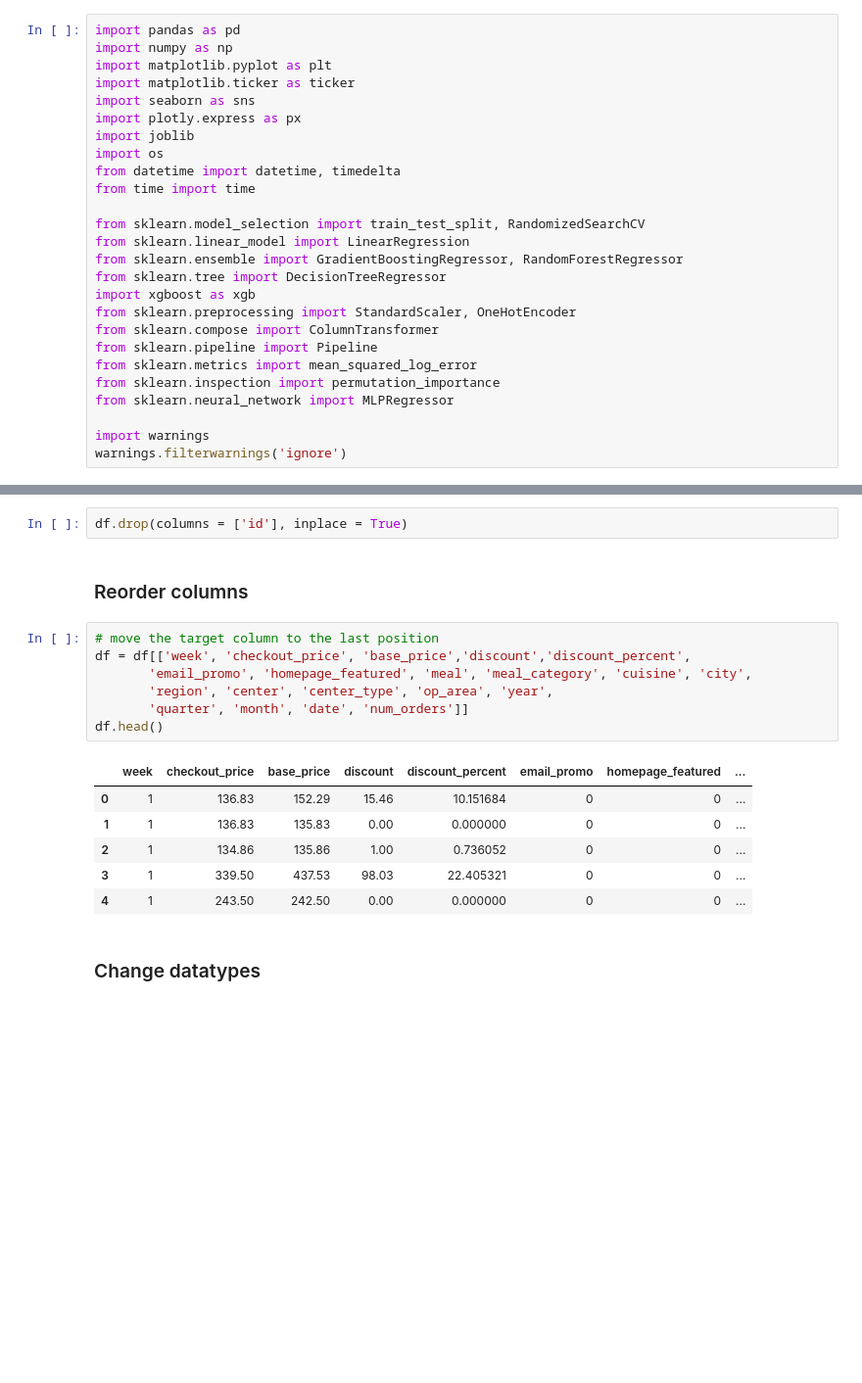
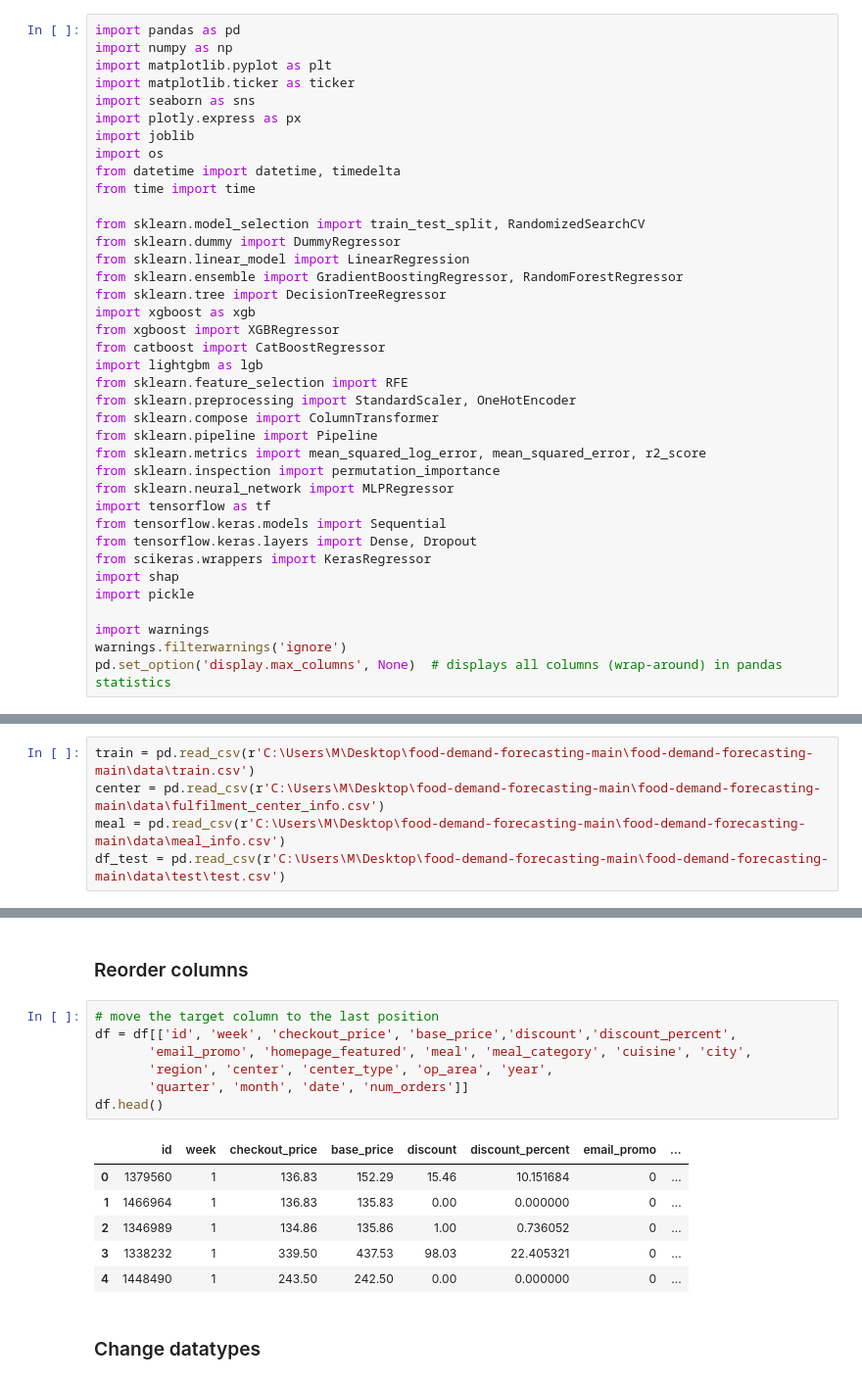
Before and after one commit to tildahh/food-demand-forecasting, a Jupyter notebook: food_demand_forecasting.ipynb, the cells around one changed output, grey strips where cells are left out. Shown at 98% size. Cells and saved outputs as stored; diff of their text form; blank space fills up the shorter version.

```diff
--- a/food_demand_forecasting.ipynb
+++ b/food_demand_forecasting.ipynb
@@ -32,16 +44,28 @@ from datetime import datetime, timedelta
 from time import time
 
 from sklearn.model_selection import train_test_split, RandomizedSearchCV
+from sklearn.dummy import DummyRegressor
 from sklearn.linear_model import LinearRegression
 from sklearn.ensemble import GradientBoostingRegressor, RandomForestRegressor
 from sklearn.tree import DecisionTreeRegressor
 import xgboost as xgb
+from xgboost import XGBRegressor
+from catboost import CatBoostRegressor
+import lightgbm as lgb
+from sklearn.feature_selection import RFE
 from sklearn.preprocessing import StandardScaler, OneHotEncoder
 from sklearn.compose import ColumnTransformer
 from sklearn.pipeline import Pipeline
-from sklearn.metrics import mean_squared_log_error
+from sklearn.metrics import mean_squared_log_error, mean_squared_error, r2_score
 from sklearn.inspection import permutation_importance
 from sklearn.neural_network import MLPRegressor
+import tensorflow as tf
+from tensorflow.keras.models import Sequential
+from tensorflow.keras.layers import Dense, Dropout
+from scikeras.wrappers import KerasRegressor
+import shap
+import pickle
 
 import warnings
 warnings.filterwarnings('ignore')
+pd.set_option('display.max_columns', None)  # displays all columns (wrap-around) in pandas statistics
@@ -54,3 +93,8 @@ meal = pd.read_csv('data/meal_info.csv')
+# %%
+train = pd.read_csv(r'C:\Users\M\Desktop\food-demand-forecasting-main\food-demand-forecasting-main\data\train.csv')
+center = pd.read_csv(r'C:\Users\M\Desktop\food-demand-forecasting-main\food-demand-forecasting-main\data\fulfilment_center_info.csv')
+meal = pd.read_csv(r'C:\Users\M\Desktop\food-demand-forecasting-main\food-demand-forecasting-main\data\meal_info.csv')
+df_test = pd.read_csv(r'C:\Users\M\Desktop\food-demand-forecasting-main\food-demand-forecasting-main\data\test\test.csv')
 # %% [markdown]
 ##  <font color= darkred> Train Data Inspection</font>🔍📊
 # %%
@@ -688,22 +643,20 @@ Index(['week', 'center_id', 'meal_id', 'checkout_price', 'base_price',
       dtype='object')
-# %%
-df.drop(columns = ['id'], inplace = True)
 # %% [markdown]
 ### Reorder columns
 # %%
 # move the target column to the last position
-df = df[['week', 'checkout_price', 'base_price','discount','discount_percent',
+df = df[['id', 'week', 'checkout_price', 'base_price','discount','discount_percent',
        'email_promo', 'homepage_featured', 'meal', 'meal_category', 'cuisine', 'city',
        'region', 'center', 'center_type', 'op_area', 'year',
        'quarter', 'month', 'date', 'num_orders']]
 df.head()
 # %% [output]
-|  | week | checkout_price | base_price | discount | discount_percent | email_promo | homepage_featured | ... |
-| 0 | 1 | 136.83 | 152.29 | 15.46 | 10.151684 | 0 | 0 | ... |
-| 1 | 1 | 136.83 | 135.83 | 0.00 | 0.000000 | 0 | 0 | ... |
-| 2 | 1 | 134.86 | 135.86 | 1.00 | 0.736052 | 0 | 0 | ... |
-| 3 | 1 | 339.50 | 437.53 | 98.03 | 22.405321 | 0 | 0 | ... |
-| 4 | 1 | 243.50 | 242.50 | 0.00 | 0.000000 | 0 | 0 | ... |
+|  | id | week | checkout_price | base_price | discount | discount_percent | email_promo | ... |
+| 0 | 1379560 | 1 | 136.83 | 152.29 | 15.46 | 10.151684 | 0 | ... |
+| 1 | 1466964 | 1 | 136.83 | 135.83 | 0.00 | 0.000000 | 0 | ... |
+| 2 | 1346989 | 1 | 134.86 | 135.86 | 1.00 | 0.736052 | 0 | ... |
+| 3 | 1338232 | 1 | 339.50 | 437.53 | 98.03 | 22.405321 | 0 | ... |
+| 4 | 1448490 | 1 | 243.50 | 242.50 | 0.00 | 0.000000 | 0 | ... |
 # %% [markdown]
 ### Change datatypes
 # %%
```
Also changed, not shown: parts of 111 cells of this notebook, 36 other files.
